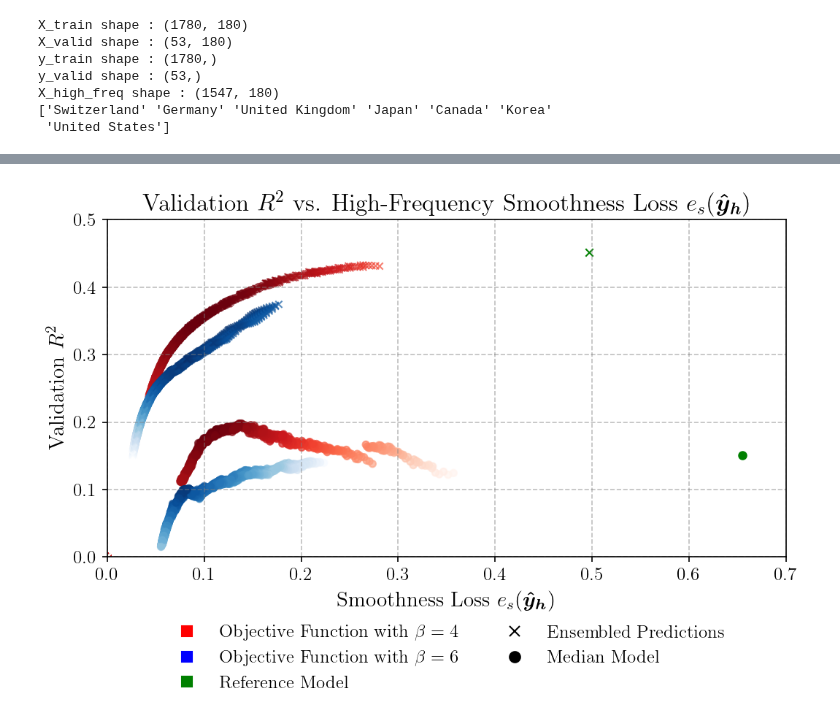
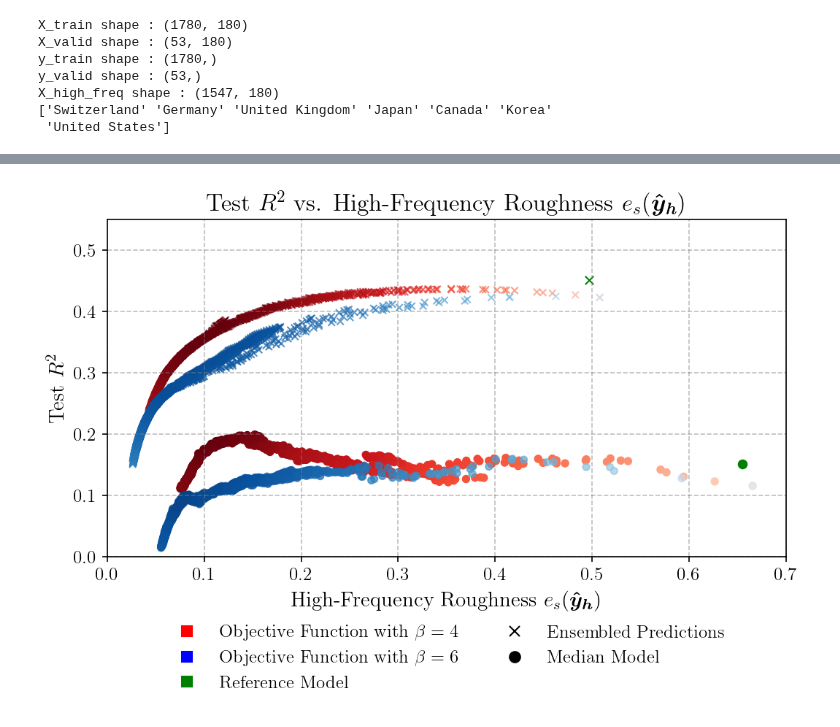
Before and after one commit to theS3b/Smoothing-Techniques-for-Predicting-High-Frequency-Time-Series, a Jupyter notebook: Plot Performance wr Params Objective Function.ipynb, the cells around one changed output, grey strips where cells are left out. Saved outputs shown, nothing was run; the diff lists cells and outputs as text; code cells hidden in the pictures.

Commit message:
Update Notebooks + Results

```diff
--- a/Plot Performance wr Params Objective Function.ipynb
+++ b/Plot Performance wr Params Objective Function.ipynb
@@ -46,4 +48,6 @@ X_high_freq shape : (1547, 180)
 # %%
 parallel_results_4_batchsize_df = pd.read_pickle('paper_data/smoothing_objective_function_all_metrics_4_batchsize_bootstrappedresults.pkl')
 parallel_results_6_batchsize_df = pd.read_pickle('paper_data/smoothing_objective_function_all_metrics_6_batchsize_bootstrappedresults.pkl')
+parallel_results_4_batchsize_df_more = pd.read_pickle('paper_data/smoothing_objective_function_all_metrics_4_batchsize_bootstrappedresults_smaller.pkl')
+parallel_results_6_batchsize_df_more = pd.read_pickle('paper_data/smoothing_objective_function_all_metrics_6_batchsize_bootstrappedresults_smaller.pkl')
 # %%
@@ -116,8 +83,27 @@ plt.show()
+# %%
+median_val_r2_4, ensemble_val_r2_4, median_smoothness_mean_4, ensemble_smoothness_mean_4 = get_median_ensemble_scores(parallel_results_4_batchsize_df, y_valid, preprocessor)
+median_val_r2_6, ensemble_val_r2_6, median_smoothness_mean_6, ensemble_smoothness_mean_6 = get_median_ensemble_scores(parallel_results_6_batchsize_df, y_valid, preprocessor)
+median_val_r2_4_more, ensemble_val_r2_4_more, median_smoothness_mean_4_more, ensemble_smoothness_mean_4_more = get_median_ensemble_scores(parallel_results_4_batchsize_df_more, y_valid, preprocessor)
+median_val_r2_6_more, ensemble_val_r2_6_more, median_smoothness_mean_6_more, ensemble_smoothness_mean_6_more = get_median_ensemble_scores(parallel_results_6_batchsize_df_more, y_valid, preprocessor)
+# %%
+# Flatten and combine results
+median_val_r2_4 = np.concatenate([median_val_r2_4.flatten(), median_val_r2_4_more.flatten()])
+ensemble_val_r2_4 = np.concatenate([ensemble_val_r2_4.flatten(), ensemble_val_r2_4_more.flatten()])
+median_smoothness_mean_4 = np.concatenate([median_smoothness_mean_4.flatten(), median_smoothness_mean_4_more.flatten()])
+ensemble_smoothness_mean_4 = np.concatenate([ensemble_smoothness_mean_4.flatten(), ensemble_smoothness_mean_4_more.flatten()])
+
+median_val_r2_6 = np.concatenate([median_val_r2_6.flatten(), median_val_r2_6_more.flatten()])
+ensemble_val_r2_6 = np.concatenate([ensemble_val_r2_6.flatten(), ensemble_val_r2_6_more.flatten()])
+median_smoothness_mean_6 = np.concatenate([median_smoothness_mean_6.flatten(), median_smoothness_mean_6_more.flatten()])
+ensemble_smoothness_mean_6 = np.concatenate([ensemble_smoothness_mean_6.flatten(), ensemble_smoothness_mean_6_more.flatten()])
 # %%
 import matplotlib.pyplot as plt
+import matplotlib.colors as mcolors
 import numpy as np
 
 plt.style.use('ieee.mplstyle')
+
+# Flatten the arrays
 
 c_4 = (median_val_r2_4 - median_smoothness_mean_4).flatten()
 ce_4 = (ensemble_val_r2_4 - ensemble_smoothness_mean_4).flatten()
@@ -127,49 +113,52 @@ ce_6 = (ensemble_val_r2_6 - ensemble_smoothness_mean_6).flatten()
 # Create the figure
 plt.figure(figsize=(8, 4), dpi=150)
 
+norm = mcolors.Normalize(vmin=np.concatenate([c_4, c_6]).min()-0.1, vmax=np.quantile(np.concatenate([c_4, c_6]), 0.99))
+norme = mcolors.Normalize(vmin=np.concatenate([ce_4, ce_6]).min()-0.1, vmax=np.quantile(np.concatenate([ce_4, ce_6]), 0.99))
+
 # Scatter plots
 sc_4 = plt.scatter(median_smoothness_mean_4.flatten(), median_val_r2_4.flatten(),
-                    c=c_4, cmap='Reds', marker='o', s=20, alpha=0.7, label='Batch Size 4')
+                    c=c_4, cmap='Reds', marker='o', s=20, label='Batch Size 4', norm=norm)
 
 sc_6 = plt.scatter(median_smoothness_mean_6.flatten(), median_val_r2_6.flatten(),
-                    c=c_6, cmap='Blues', marker='o', s=20, alpha=0.7, label='Batch Size 6')
+                    c=c_6, cmap='Blues', marker='o', s=20, alpha=0.7, label='Batch Size 6', norm=norm)
 
 sc_4e = plt.scatter(ensemble_smoothness_mean_4.flatten(), ensemble_val_r2_4.flatten(),
-                    c=ce_4, cmap='Reds', marker='x', s=20, alpha=0.7, label='Batch Size 4')
+                    c=ce_4, cmap='Reds', marker='x', s=20, alpha=0.7, label='Batch Size 4', norm=norme)
 
 sc_6e = plt.scatter(ensemble_smoothness_mean_6.flatten(), ensemble_val_r2_6.flatten(),
-                    c=ce_6, cmap='Blues', marker='x', s=20, alpha=0.7, label='Batch Size 6')
+                    c=ce_6, cmap='Blues', marker='x', s=20, alpha=0.7, label='Batch Size 6', norm=norme)
 
-plt.scatter(0.6549, 0.1512, label='Median Reference Model', color='green', marker='o', s=25)
-plt.scatter(0.4968, 0.4515, label='Ensembling on Reference Model', color='green', marker='x', s=25)
+plt.scatter(0.6549, 0.1512, label='Median Reference Model', color='green', marker='o', s=30)
+plt.scatter(0.4968, 0.4515, label='Ensembling on Reference Model', color='green', marker='x', s=30)
 
 # Add labels, title, and grid
-plt.xlabel(r'Smoothness Loss $e_s(\boldsymbol{\hat{y}_h})$')
-plt.ylabel('Validation $R^2$')
-plt.title(r'Validation $R^2$ vs. High-Frequency Smoothness Loss $e_s(\boldsymbol{\hat{y}_h})$')
+plt.xlabel(r'High-Frequency Roughness $e_s(\boldsymbol{\hat{y}_h})$')
+plt.ylabel('Test $R^2$')
+plt.title(r'Test $R^2$ vs. High-Frequency Roughness $e_s(\boldsymbol{\hat{y}_h})$')
 
 # Custom legend with color markers for maximum c values
 plt.legend(handles=[
     plt.Line2D([0], [0], marker='s', color='w', label=r'Objective Function with $\beta = 4$',
                markerfacecolor='red', markeredgecolor='red', markersize=7),
     plt.Line2D([0], [0], marker='s', color='w', label=r'Objective Function with $\beta = 6$',
                markerfacecolor='blue', markeredgecolor='blue', markersize=7),
     plt.Line2D([0], [0], marker='s', color='w', label='Reference Model',
                markerfacecolor='green', markeredgecolor='green', markersize=7),
 
 plt.Line2D([0], [0], marker='x', color='w', label='Ensembled Predictions',
                markerfacecolor='black', markeredgecolor='black', markersize=7),
     plt.Line2D([0], [0], marker='o', color='w', label='Median Model',
                markerfacecolor='black', markeredgecolor='black', markersize=7),
 ], loc='center', bbox_to_anchor=(0.5, -0.3), ncol=2, frameon=False),
 
-plt.ylim(0, 0.5)
+plt.ylim(0, 0.55)
 plt.xlim(0, 0.7)
 plt.grid()
 
 plt.savefig('data/output_for_paper/smoothing_objective_function.pdf')
 
 # Show the plot
 plt.show()
 # %% [output]
-[figure, old version]
+[figure, new version]
```
Also changed, not shown: parts of 4 cells of this notebook, 14 other files.
